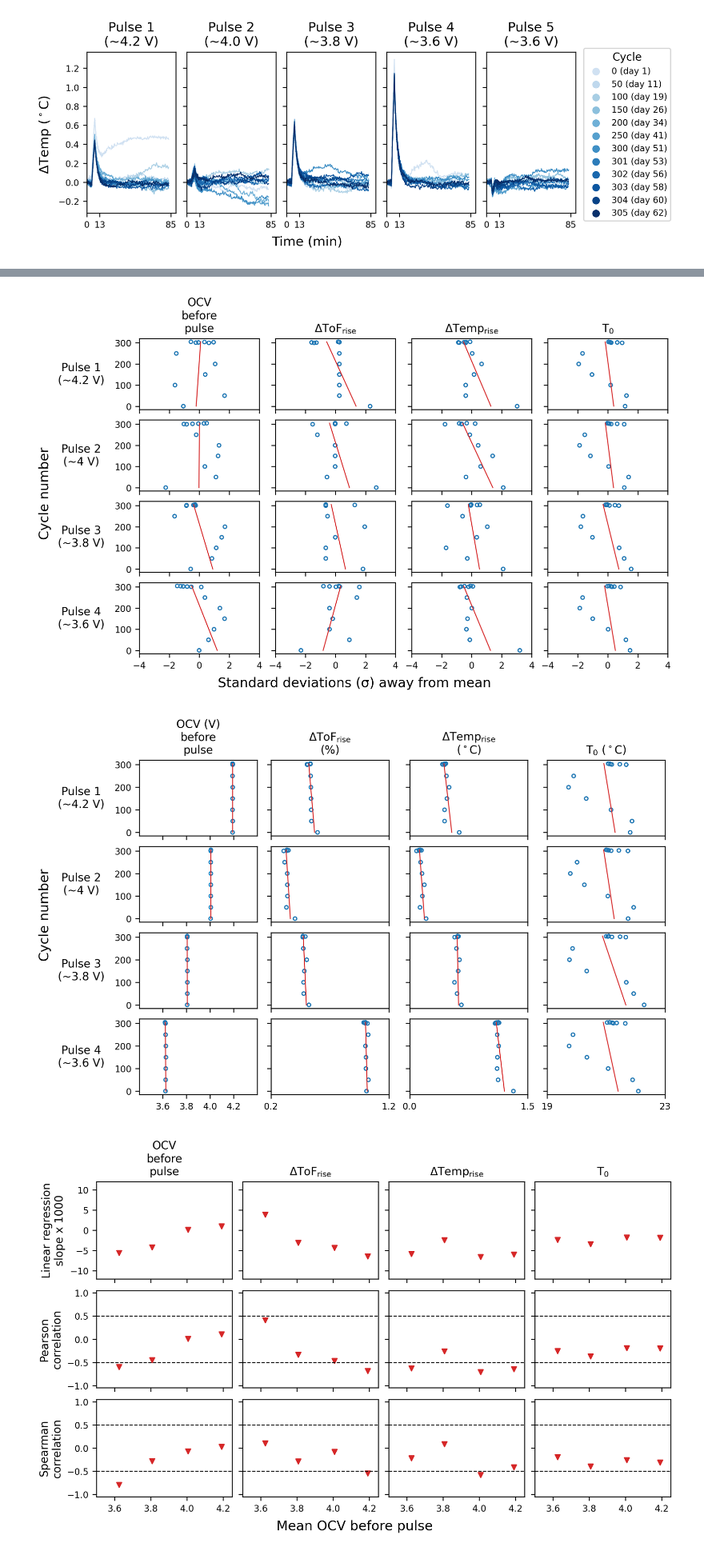
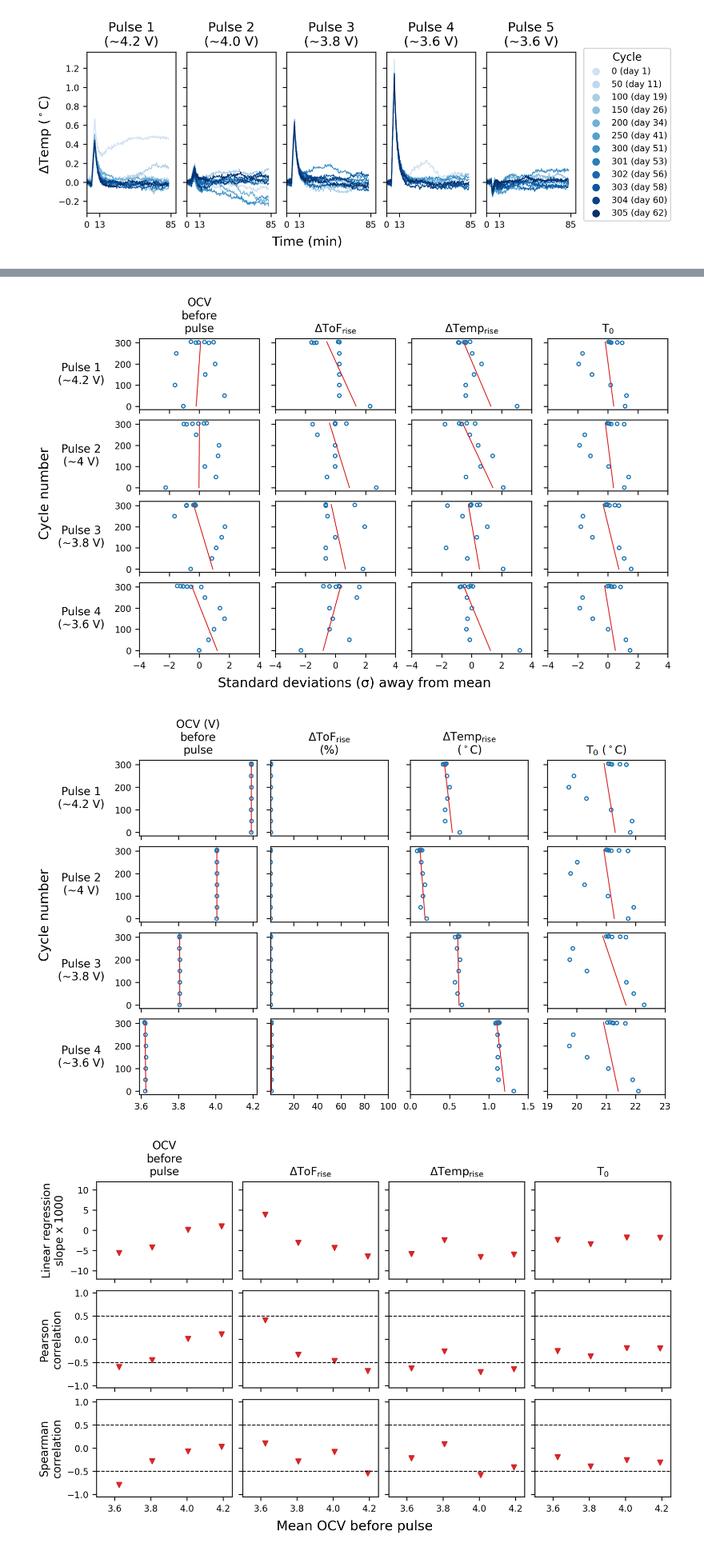
Before and after one commit to EliasGaliounas/SonicBatt, a Jupyter notebook: studies/degradation/exp1_acoustic_pulse_tests.ipynb, the cells around one changed output, grey strips where cells are left out. Shown at 80% size. Cells and saved outputs as stored; diff of their text form; code cells hidden in the pictures.

```diff
--- a/studies/degradation/exp1_acoustic_pulse_tests.ipynb
+++ b/studies/degradation/exp1_acoustic_pulse_tests.ipynb
@@ -68,7 +68,7 @@ else:
 # %%
 scatter_s = 0.8
 f, axs = plt.subplots(3, 1, sharex=True, figsize=(7, 7),
-            height_ratios=[1,2,2], dpi=300, constrained_layout=True)
+            height_ratios=[1,2,2], dpi=500, constrained_layout=True)
 f.patch.set_facecolor('white')
 color_cycles = colorscheme(len(degr_tests))
 min_temp = df[('cycling', 'Temp(degC)')].min()
@@ -129,6 +129,6 @@ axs[2].set_ylabel('Time of Flight (μs)')
 axs[-1].set_xlabel('Time (hours)')
 f.align_ylabels()
 
-save_filename = 'Exp1_full_protocols'
-utils.save_figure(f, visualistion_path, save_filename, 'png')
+save_filename = 'Exp1_full_protocols_500dpi'
+# utils.save_figure(f, visualistion_path, save_filename, 'png')
 # %% [output]
@@ -254,6 +254,7 @@ def plot_degr_pulses(color_by = 'cycle', y_quant = 'tof',
     color_by: 'cycle' | 'temperature'
     Pulse_direction: 'dischrg' | 'chrg' | 'both'
     time_window: 'short' | 'long'
+    y_quant = 'tof' | 'temperature' | 'tof_pct' | 'voltage'
     """
 
     ocvs_dischrg = [4.2, 4, 3.8, 3.6]
@@ -316,6 +317,7 @@ def plot_degr_pulses(color_by = 'cycle', y_quant = 'tof',
             tof = grids[Pulse_id].loc[i, 'tofs']
             tof_pre_mean = grids[Pulse_id].loc[i, 'tofs_pre_means']
             temperature = grids[Pulse_id].loc[i, 'temps']
+            voltage = grids[Pulse_id].loc[i, 'voltages']
 
             if color_by == 'temperature':
                 temperature = grids[Pulse_id].loc[i, 'temps']
@@ -330,6 +332,12 @@ def plot_degr_pulses(color_by = 'cycle', y_quant = 'tof',
                 elif y_quant == 'temperature':
                     ax.plot(
                         time, (temperature-temperature[0]), color=c)
+                elif y_quant == 'tof_pct':
+                    ax.plot(
+                        time, (tof-tof_pre_mean)/tof_pre_mean*100, color=c)
+                elif y_quant == 'voltage':
+                    ax.plot(
+                        time, voltage, color=c)
                 ax.scatter([],[], color=c, **plot_args)
             #---------------------------------
 
@@ -388,21 +396,21 @@ def plot_degr_pulses(color_by = 'cycle', y_quant = 'tof',
 
 f = plot_degr_pulses(color_by = 'cycle', Pulse_direction = 'both', time_window='short')
 save_filename = 'Exp1_pulses_tof_short'
-utils.save_figure(f, visualistion_path, save_filename, 'png')
+utils.save_figure(f, visualistion_path, save_filename, 'pdf') #'png')
 
 f = plot_degr_pulses(color_by = 'cycle', Pulse_direction = 'both', time_window='short',
                      y_quant='temperature')
 save_filename = 'Exp1_pulses_temp_short'
-utils.save_figure(f, visualistion_path, save_filename, 'png')
+utils.save_figure(f, visualistion_path, save_filename, 'pdf') #'png')
 
 f = plot_degr_pulses(color_by = 'cycle', Pulse_direction = 'both', time_window='long')
 save_filename = 'Exp1_pulses_tof_long'
-utils.save_figure(f, visualistion_path, save_filename, 'png')
+utils.save_figure(f, visualistion_path, save_filename, 'pdf') #'png')
 
 f = plot_degr_pulses(color_by = 'cycle', Pulse_direction = 'both', time_window='long',
                      y_quant='temperature')
 save_filename = 'Exp1_pulses_temp_long'
-utils.save_figure(f, visualistion_path, save_filename, 'png')
+utils.save_figure(f, visualistion_path, save_filename, 'pdf') #'png')
 # %% [output]
 [figure]
 [figure]
@@ -411,3 +422,5 @@ utils.save_figure(f, visualistion_path, save_filename, 'png')
+# %%
+f = plot_degr_pulses(color_by = 'cycle', Pulse_direction = 'both', time_window='short', y_quant='voltage')
 # %%
 # For later labelling
 quantity_labels = {
@@ -532,11 +545,14 @@ def pairwise_plot(y_quant = 'cycle', standardise=True, Pulse_direction = 'dischr
         ax.set_xlim(-4.0, 4.0)
         f.supxlabel('Standard deviations (σ) away from mean')
     else:
-        # Keep only 2 xticks, not more
-        for j in range(axs.shape[1]):
-            x_ticks = axs[-1,j].get_xticks()
-            if len(x_ticks) > 2:
-                axs[-1,j].set_xticks([x_ticks[0], x_ticks[-1]])
+        axs[-1,1].set_xticks([20, 40, 60, 80, 100])
+        axs[-1,2].set_xticks([0, 0.5, 1, 1.5])
+        axs[-1,3].set_xticks([19, 20, 21, 22, 23])
+        # # Keep only 2 xticks, not more
+        # for j in range(axs.shape[1]):
+        #     x_ticks = axs[-1,j].get_xticks()
+        #     if len(x_ticks) > 2:
+        #         axs[-1,j].set_xticks([x_ticks[0], x_ticks[-1]])
 
     f.supylabel(quantity_labels[y_quant])
 
@@ -568,5 +584,5 @@ f, stats_pct = pairwise_plot(y_quant = 'cycle', standardise=False, percentages=T
 [figure]
-[figure, old version]
+[figure, new version]
 # %%
 # Macro-trends: Regression
 Regression_slopes = stats['Regression_slopes']
```
Also changed, not shown: parts of 3 cells of this notebook, 23 other files.
